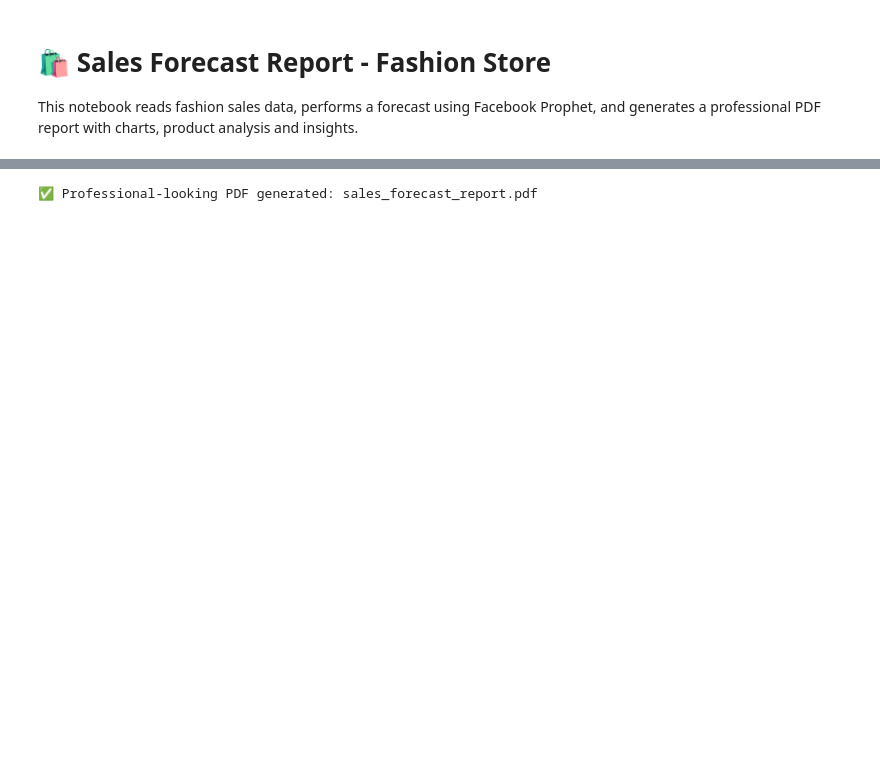
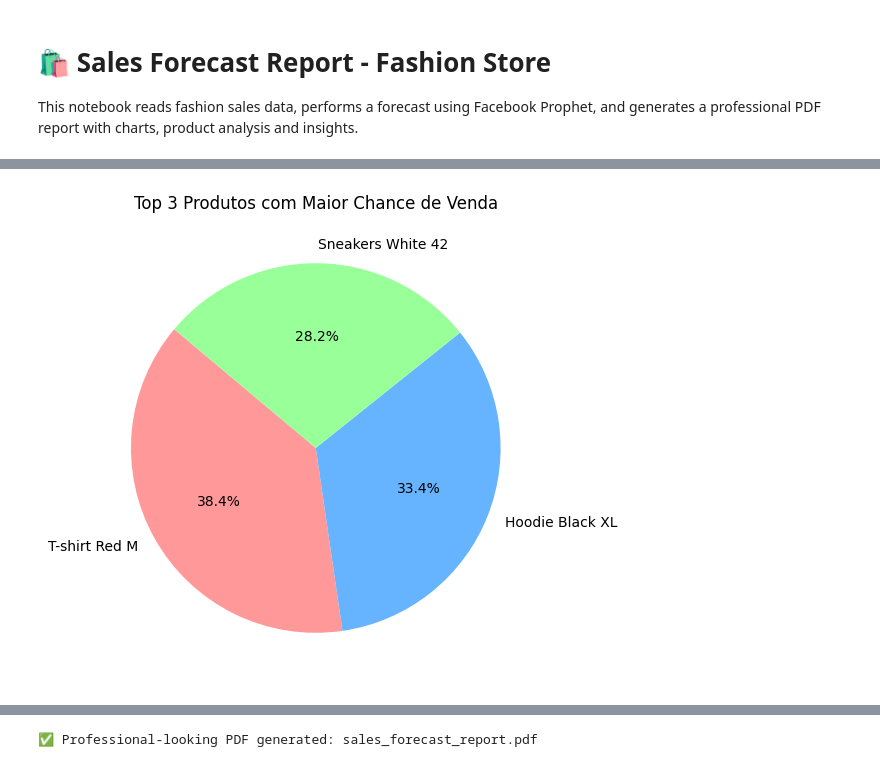
Before and after one commit to PhaellZX/forecast_workers, a Jupyter notebook: fashion_sales_data/sales_forecast_fashion.ipynb, the cells around one changed output, grey strips where cells are left out. Drawn from its saved outputs; the diff is of its cells as text; code cells hidden in the pictures; blank space fills up the shorter version.

Commit message:
add graffic of pizza 3 best sellers forecast

```diff
--- a/fashion_sales_data/sales_forecast_fashion.ipynb
+++ b/fashion_sales_data/sales_forecast_fashion.ipynb
@@ -74,6 +74,24 @@ fig.update_layout(title="Sales Forecast", xaxis_title="Date", yaxis_title="Reven
 # Save plot as image
 plot_path = "forecast_plot.png"
 pio.write_image(fig, plot_path, format='png')
+# %%
+import matplotlib.pyplot as plt
+
+# Dados dos top 3 produtos com maiores Forecast_Quantity
+labels = ['T-shirt Red M', 'Hoodie Black XL', 'Sneakers White 42']
+quantities = [1526.76, 1328.25, 1118.69]
+
+# Criar gráfico de pizza
+fig, ax = plt.subplots(figsize=(6, 6))
+colors = ['#FF9999', '#66B3FF', '#99FF99']
+ax.pie(quantities, labels=labels, autopct='%1.1f%%', startangle=140, colors=colors)
+ax.set_title('Top 3 Produtos com Maior Chance de Venda')
+
+# Salvar imagem
+plt.savefig('pizza_top3_produtos.png', bbox_inches='tight')
+plt.show()
+# %% [output]
+[figure, added]
 # %%
 # Criar dataframe com todas as previsões
 forecast_df = pd.DataFrame()
```
Also changed, not shown: parts of 7 cells of this notebook, 2 other files.
